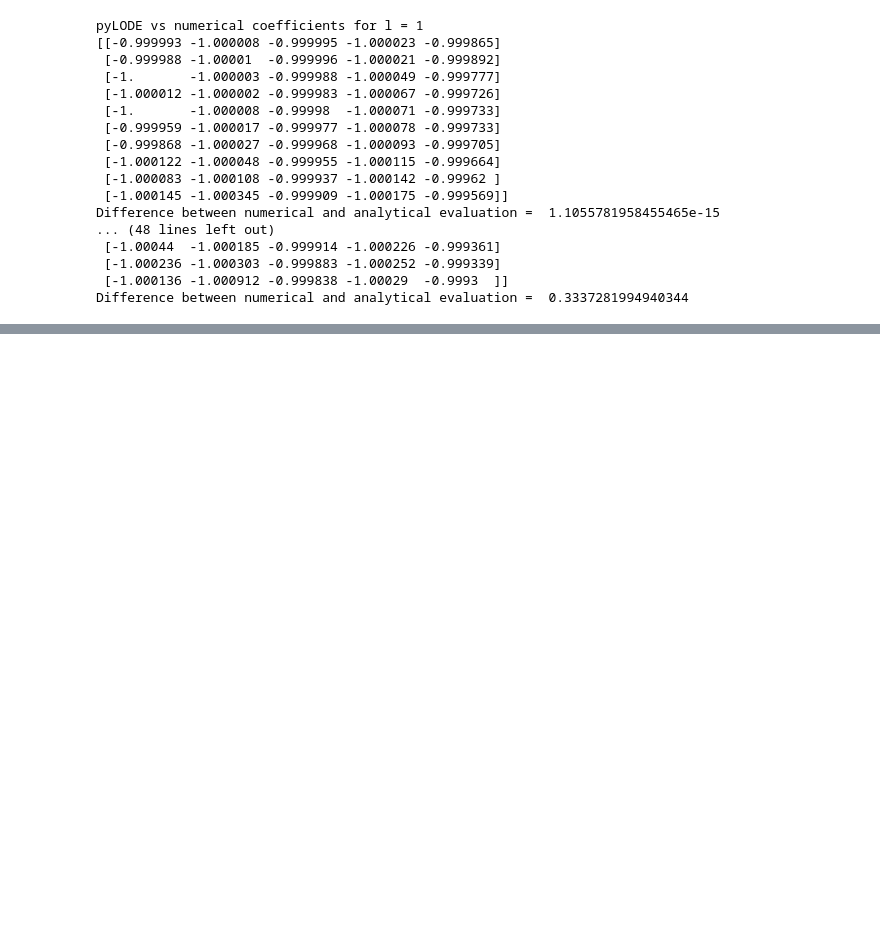
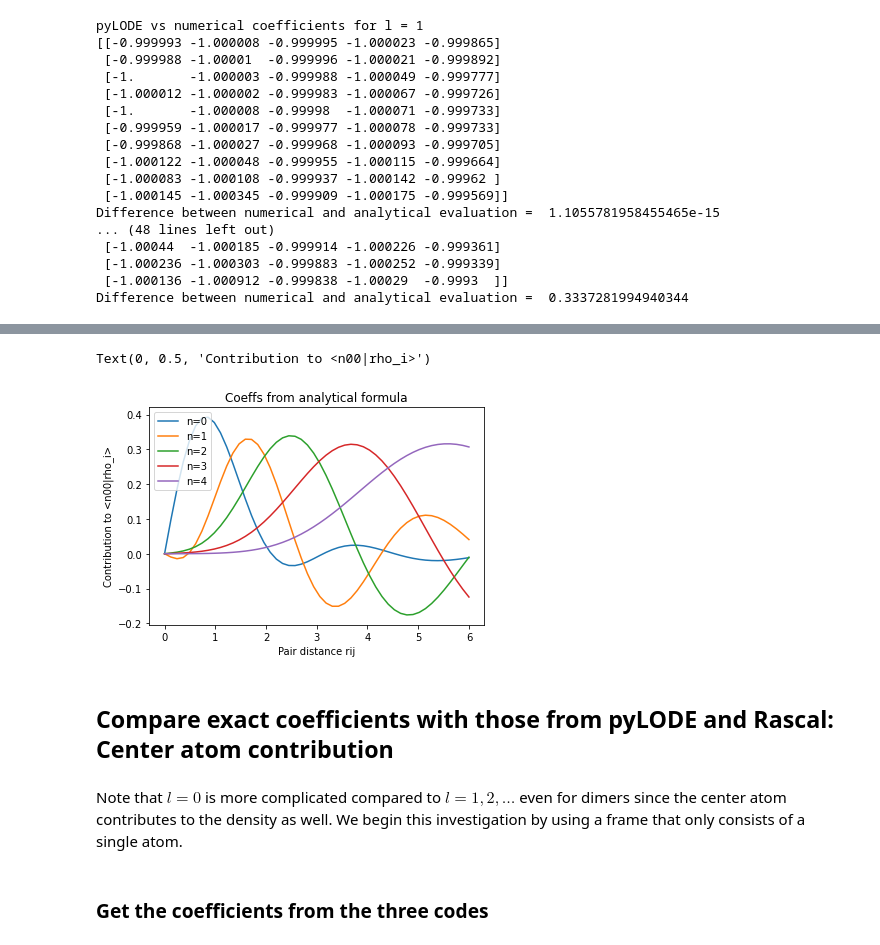
Before and after one commit to ceriottm/lode, a Jupyter notebook: notebooks/librascal_comparison.ipynb, the cells around one changed output, grey strips where cells are left out. Drawn from its saved outputs; the diff is of its cells as text; code cells hidden in the pictures; blank space fills up the shorter version.

```diff
--- a/notebooks/librascal_comparison.ipynb
+++ b/notebooks/librascal_comparison.ipynb
@@ -643,0 +595,17 @@ Comparison to rascaline
+# %%
+# Make plot of the coefficients obtained from the analytical formula
+for n in range(nmax):
+    plt.plot(dd, coeffs_from_general_analytical[n], label=f'n={n}')
+plt.legend()
+plt.title('Coeffs from analytical formula')
+plt.xlabel('Pair distance rij')
+plt.ylabel('Contribution to <n00|rho_i>')
+# %% [output]
+Text(0, 0.5, 'Contribution to <n00|rho_i>')
+[figure, added]
+# %% [markdown]
+## Compare exact coefficients with those from pyLODE and Rascal: Center atom contribution
+# %% [markdown]
+Note that $l=0$ is more complicated compared to $l=1,2,\dots$ even for dimers since the center atom contributes to the density as well. We begin this investigation by using a frame that only consists of a single atom.
+# %% [markdown]
+### Get the coefficients from the three codes
```
Also changed, not shown: parts of 67 cells of this notebook.
